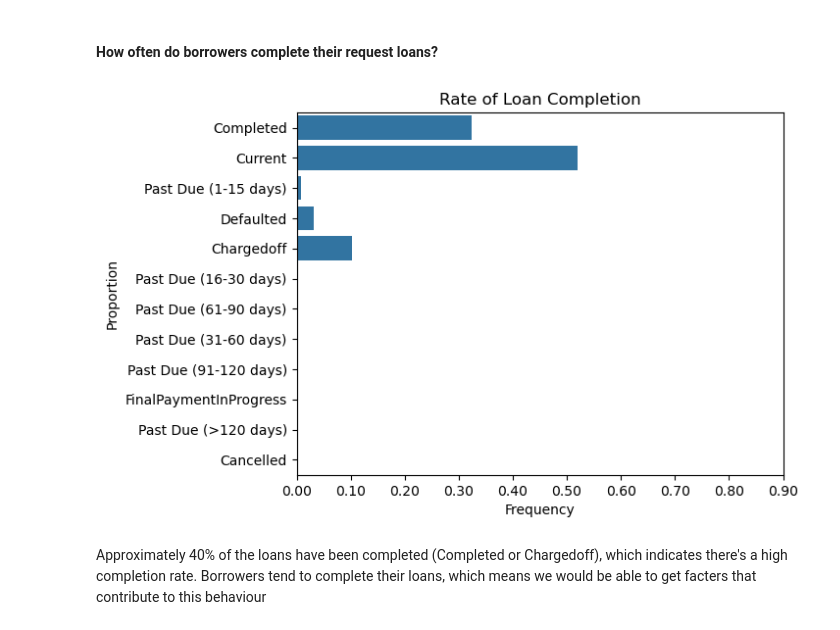
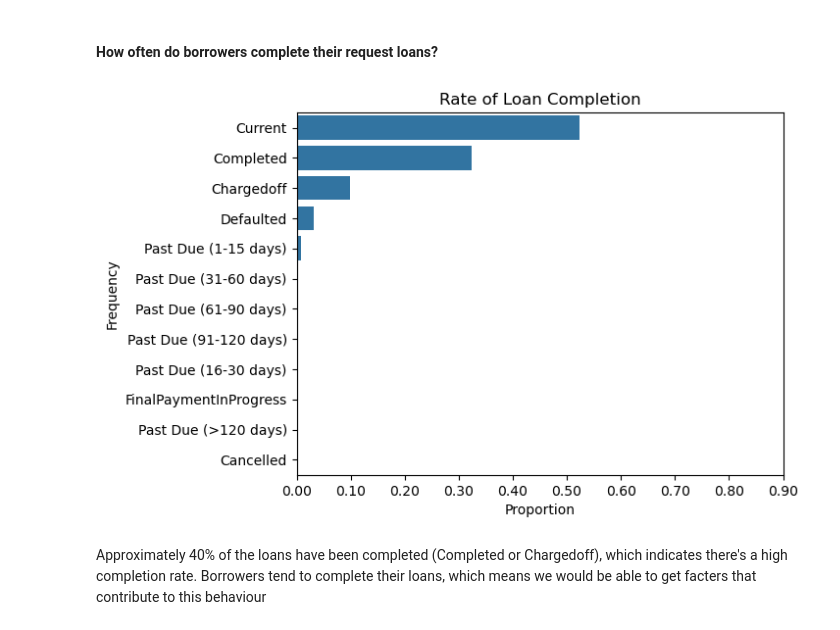
Before and after one commit to ismailomodara/prosper-loan-analysis, a Jupyter notebook: Prosper_Loans_Data_Part1.ipynb, the cells around one changed output. Cells and saved outputs as stored; diff of their text form; code cells hidden in the pictures.

```diff
--- a/Prosper_Loans_Data_Part1.ipynb
+++ b/Prosper_Loans_Data_Part1.ipynb
@@ -132,6 +129,13 @@ print('After removal - {}'.format(loans_clean.shape))
 # %% [output]
 Before removal - (113937, 14)
 After removal - (104985, 14)
+# %%
+# Convert LoanStatus to a categorial data type
+
+status_categories = loans_clean['LoanStatus'].value_counts().index
+loan_statuses = pd.api.types.CategoricalDtype(ordered=True, categories=status_categories)
+
+loans_clean['LoanStatus'] =  loans_clean['LoanStatus'].astype(loan_statuses);
 # %%
 # Checking for the LoanStatus of entries with ProsperScore as null
 
@@ -175,7 +187,7 @@ def set_prosper_score(entry):
         elif (status == 'Chargedoff'):
             return 5.0
         elif (status == 'Defaulted'):
-            return 5.0
+            return 6.0
         else:
             return 1.0
 # %%
@@ -195,9 +207,14 @@ loans_clean.ProsperScore.isnull().sum()
 # %% [output]
 0
 # %%
-# Fill up the null ScorexChangeAtTimeOfListing in the dataset
+# Filling up null values in ProsperPrincipalBorrowed and ProsperPrincipalOutstanding
 
-loans_clean['ScorexChangeAtTimeOfListing'].fillna(0.0, inplace=True)
+loans_clean['ProsperPrincipalBorrowed'].fillna(0.0, inplace=True)
+loans_clean['ProsperPrincipalOutstanding'].fillna(0.0, inplace=True)
+# %%
+# Remove all DebtToIncomeRatio with null values
+
+loans_clean = loans_clean[loans_clean['DebtToIncomeRatio'].notna()]
 # %%
 # Reviewing the result of the cleaning exercise
 
@@ -300,14 +320,14 @@ We can see that close to 80% of the listings were scheduled for a duration of 36
 # %% [markdown]
 #### How often do borrowers complete their request loans?
 # %%
-plot_bar("y", "LoanStatus", "Rate of Loan Completion", "Frequency", "Proportion")
+plot_bar("y", "LoanStatus", "Rate of Loan Completion", "Proportion", "Frequency")
 
 tick_props = np.arange(0, 1, 0.1)
 tick_names = ['{:0.2f}'.format(v) for v in tick_props]
 
 plt.xticks(tick_props * loans_clean.shape[0], tick_names);
 # %% [output]
-[figure, old version]
+[figure, new version]
 # %% [markdown]
 Approximately 40% of the loans have been completed (Completed or Chargedoff), which indicates there's a high completion rate. Borrowers tend to complete their loans, which means we would be able to get facters that contribute to this behaviour
 # %% [markdown]
```
Also changed, not shown: parts of 46 cells of this notebook, 6 other files.
